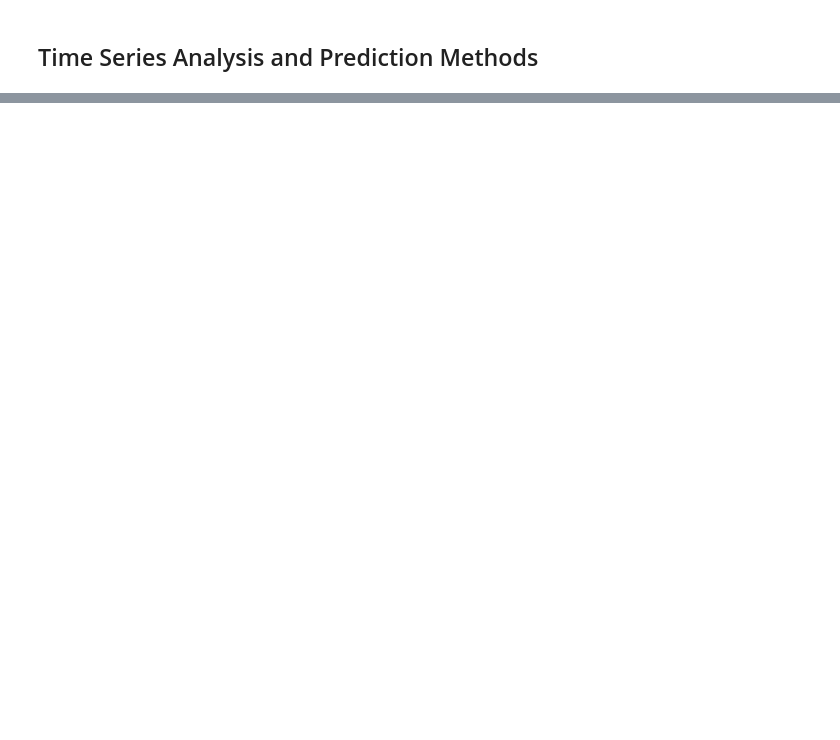
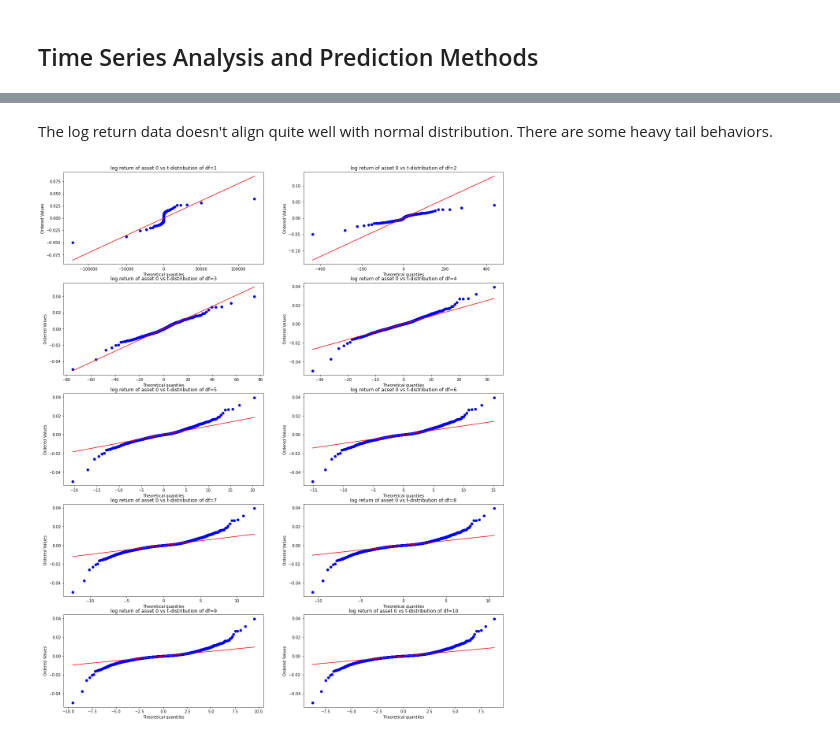
Before and after one commit to ziyuan-h/stats601-project, a Jupyter notebook: TimeSeriesAnalysis.ipynb, the cells around one changed output, grey strips where cells are left out. Saved outputs shown, nothing was run; the diff lists cells and outputs as text; code cells hidden in the pictures; blank space fills up the shorter version.

```diff
--- a/TimeSeriesAnalysis.ipynb
+++ b/TimeSeriesAnalysis.ipynb
@@ -42,0 +53,9 @@ log_period_ret.plot(figsize=(12, 8))
+# %%
+# compare with normal distribution
+import scipy.stats as stats
+rng = np.random.default_rng()
+
+_, ax = plt.subplots(5, 2, figsize=(20, 25))
+for i in range(10):
+    stats.probplot(log_ret[i], plot=ax.ravel()[i])
+plt.show()
@@ -42,0 +64,10 @@ log_period_ret.plot(figsize=(12, 8))
+# %% [markdown]
+The log return data doesn't align quite well with normal distribution. There are some heavy tail behaviors.
+# %%
+_, ax = plt.subplots(5, 2, figsize=(20, 25))
+for i in range(10):
+    stats.probplot(log_ret[0], dist=stats.t, sparams=(i+1), plot=ax.ravel()[i])
+    ax.ravel()[i].set_title("log return of asset 0 vs t-distribution of df=%d" % (i+1))
+plt.show()
+# %% [output]
+[figure, added]
```
Also changed, not shown: parts of 19 cells of this notebook, 3 other files.
